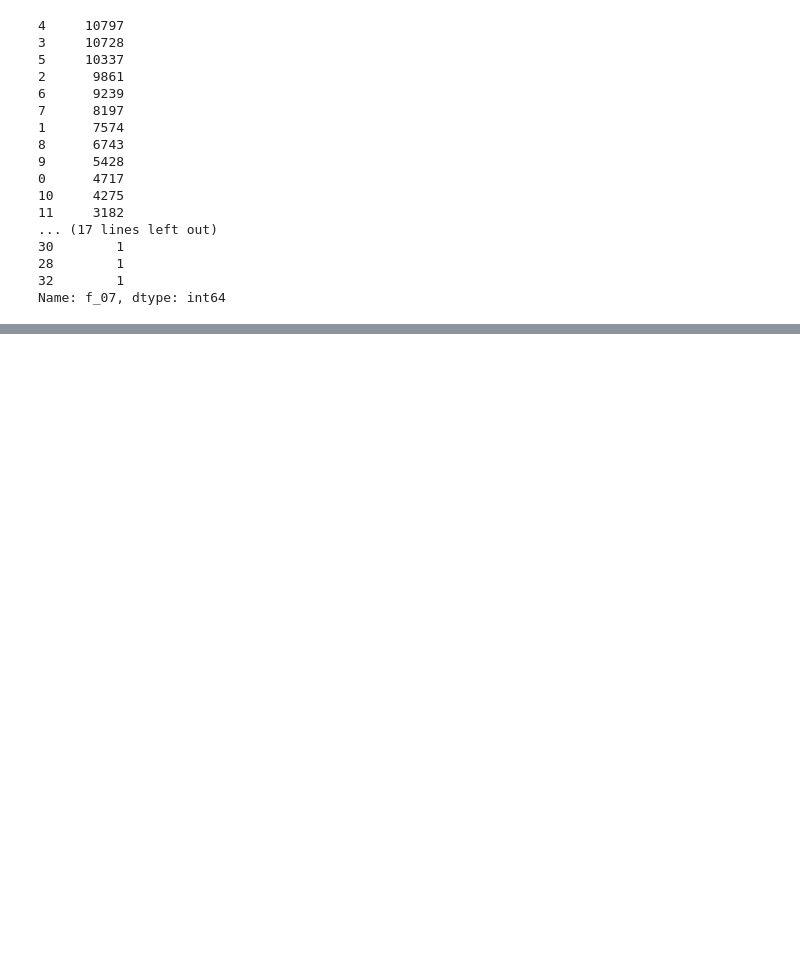
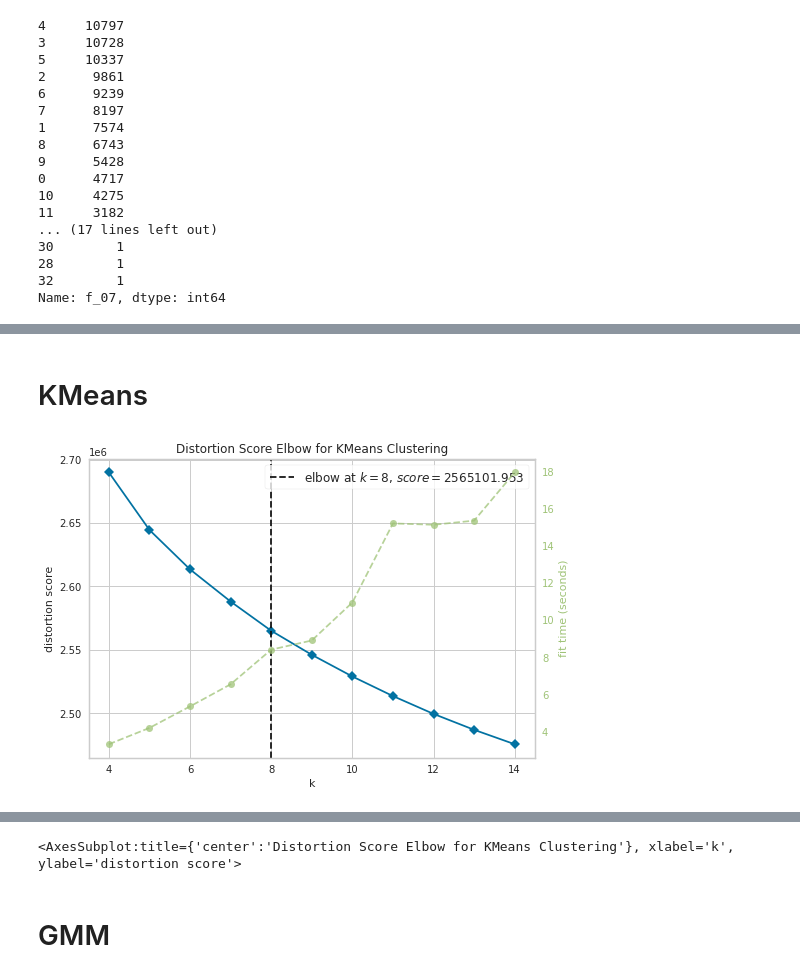
Before and after one commit to nsu1210/Kaggle, a Jupyter notebook: tps-july2022-cluster.ipynb, the cells around one changed output, grey strips where cells are left out. Saved outputs shown, nothing was run; the diff lists cells and outputs as text; code cells hidden in the pictures; blank space fills up the shorter version.

Commit message:
Kaggle Notebook | TPS July2022 Cluster  | Version 2

```diff
--- a/tps-july2022-cluster.ipynb
+++ b/tps-july2022-cluster.ipynb
@@ -93,0 +119,13 @@ plt.show()
+# %% [markdown]
+# KMeans
+# %%
+%%time
+
+# https://www.scikit-yb.org/en/latest/api/cluster/elbow.html
+km = KMeans(random_state = 2022)
+# k is range of number of clusters.
+visualizer = KElbowVisualizer(km, k=(4,15), timings=True)
+visualizer.fit(X_scaled)
+visualizer.show()
+# %% [output]
+[figure, added]
@@ -93,0 +134,3 @@ plt.show()
+<AxesSubplot:title={'center':'Distortion Score Elbow for KMeans Clustering'}, xlabel='k', ylabel='distortion score'>
+# %% [markdown]
+# GMM
```
Also changed, not shown: parts of 14 cells of this notebook.
